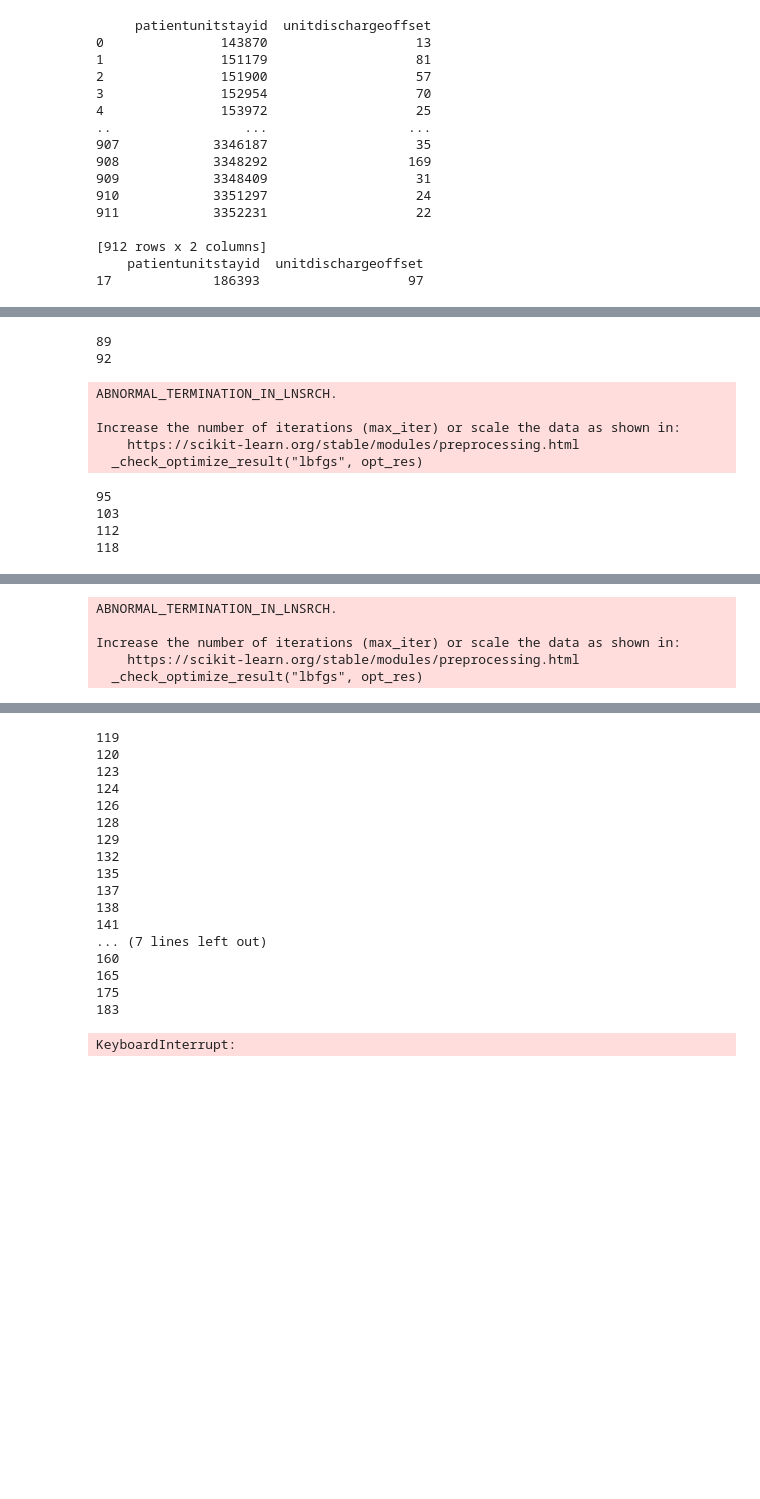
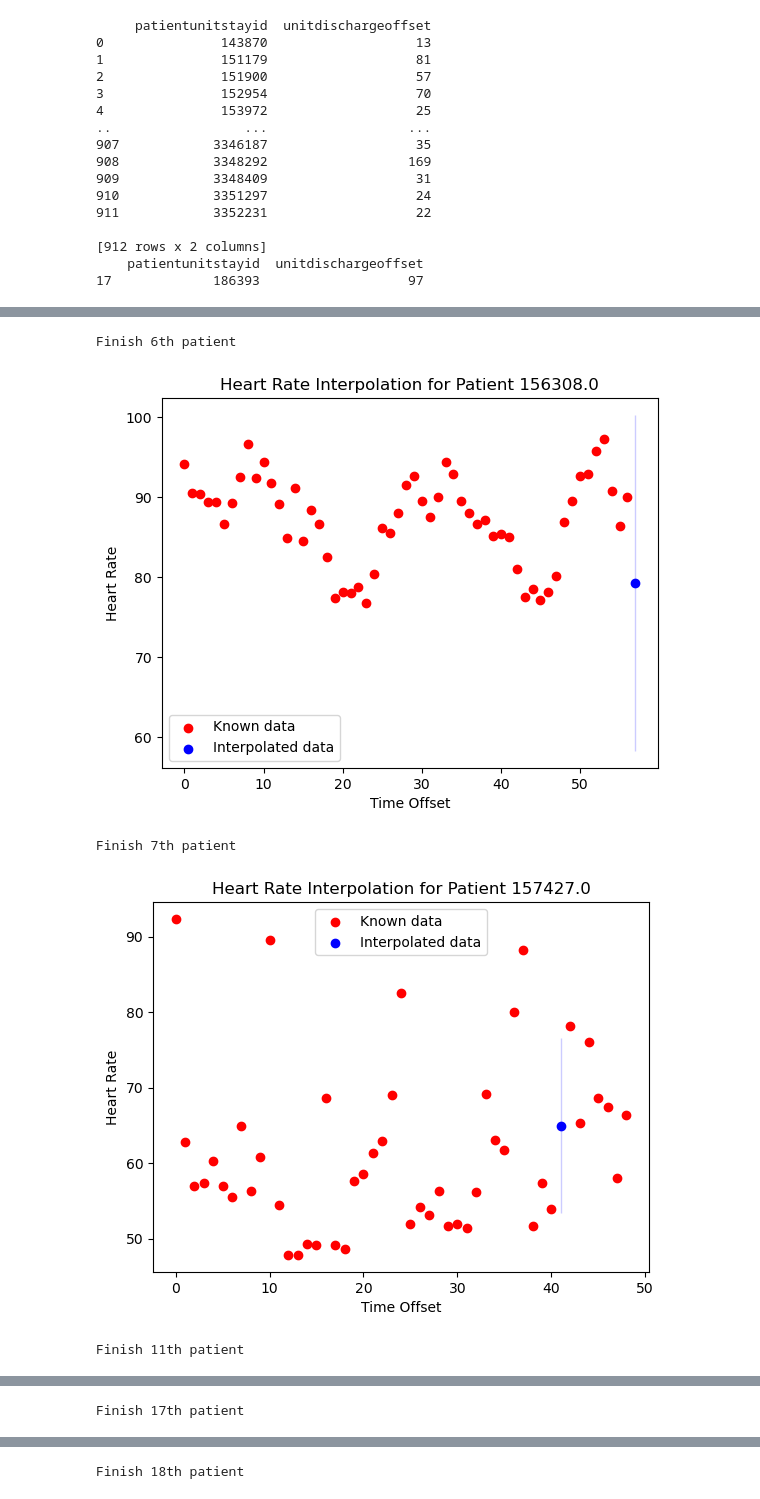
Before and after one commit to xiao-zy19/stream, a Jupyter notebook: Data extract/align_heartrate.ipynb, the cells around one changed output, grey strips where cells are left out. Cells and saved outputs as stored; diff of their text form; code cells hidden in the pictures; blank space fills up the shorter version.

Commit message:
visualize gaussian process

```diff
--- a/Data extract/align_heartrate.ipynb
+++ b/Data extract/align_heartrate.ipynb
@@ -115,42 +128,53 @@ print(HR_full_index)
 from sklearn.gaussian_process import GaussianProcessRegressor
 from sklearn.gaussian_process.kernels import RBF, ConstantKernel as C
 
 for i in range(len(HR_full_index)-1):
-    if HR_full.iloc[HR_full_index[i]:HR_full_index[i+1]].isnull().values.any(): # test:  i < 10
+    if HR_full.iloc[HR_full_index[i]:HR_full_index[i+1]].isnull().values.any() and i < 20: # test:  i < 10
         HR_data = HR_full.iloc[HR_full_index[i]:HR_full_index[i+1]][['observationoffset', 'heartrate']].to_numpy()
         HR_id = HR_full.iloc[HR_full_index[i]:HR_full_index[i+1]]['patientunitstayid'].unique()[0]
         # print(HR_id)
         # print(i)
         t = HR_data[:, 0]
         y = HR_data[:, 1]
 
         t_known = t[~np.isnan(y)]
         y_known = y[~np.isnan(y)]
+        # print(t_known, y_known)
 
         # kernel
         kernel = C(1.0) * RBF(10)
         gp = GaussianProcessRegressor(kernel=kernel, n_restarts_optimizer=1000)
         gp.fit(t_known.reshape(-1, 1), y_known)
         t_missing = t[np.isnan(y)]
+        # print(t_missing)
 
         y_pred, sigma = gp.predict(t_missing.reshape(-1, 1), return_std=True)
         inter_data = pd.DataFrame({'patientunitstayid': HR_id, 'observationoffset': t_missing, 'heartrate': y_pred})
 
         for idx, row in inter_data.iterrows():
             mask = (HR_full['patientunitstayid'] == row['patientunitstayid']) & (HR_full['observationoffset'] == row['observationoffset']) & HR_full['heartrate'].isnull()
             HR_full.loc[mask, 'heartrate'] = row['heartrate']
 
         print(f'Finish {i}th patient')
+
+    # 绘制原始数据点
+        plt.scatter(t_known, y_known, color='red', label='Known data')
+
+        # 绘制插值数据
+        plt.scatter(t_missing, y_pred, color='blue', label='Interpolated data')
+
+        # 可选：绘制不确定性区间
+        plt.fill_between(t_missing, y_pred - sigma, y_pred + sigma, alpha=0.2, color='blue')
+
+        plt.title(f'Heart Rate Interpolation for Patient {HR_id}')
+        plt.xlabel('Time Offset')
+        plt.ylabel('Heart Rate')
+        plt.legend()
+        plt.show()
         # print(HR_full.iloc[HR_full_index[i]:HR_full_index[i+1]])
 # %% [output]
-89
-92
+Finish 6th patient
+[figure, added]
-ABNORMAL_TERMINATION_IN_LNSRCH.
-
-Increase the number of iterations (max_iter) or scale the data as shown in:
-    https://scikit-learn.org/stable/modules/preprocessing.html
-  _check_optimize_result("lbfgs", opt_res)
+Finish 7th patient
+[figure, added]
-95
-103
-112
-118
+Finish 11th patient
@@ -157,5 +182 @@ Increase the number of iterations (max_iter) or scale the data as shown in:
-ABNORMAL_TERMINATION_IN_LNSRCH.
-
-Increase the number of iterations (max_iter) or scale the data as shown in:
-    https://scikit-learn.org/stable/modules/preprocessing.html
-  _check_optimize_result("lbfgs", opt_res)
+Finish 17th patient
@@ -162,18 +184 @@ Increase the number of iterations (max_iter) or scale the data as shown in:
-119
-120
-123
-124
-126
-128
-129
-132
-135
-137
-138
-141
-... (7 lines left out)
-160
-165
-175
-183
+Finish 18th patient
-KeyboardInterrupt:
```
Also changed, not shown: parts of 4 cells of this notebook.
